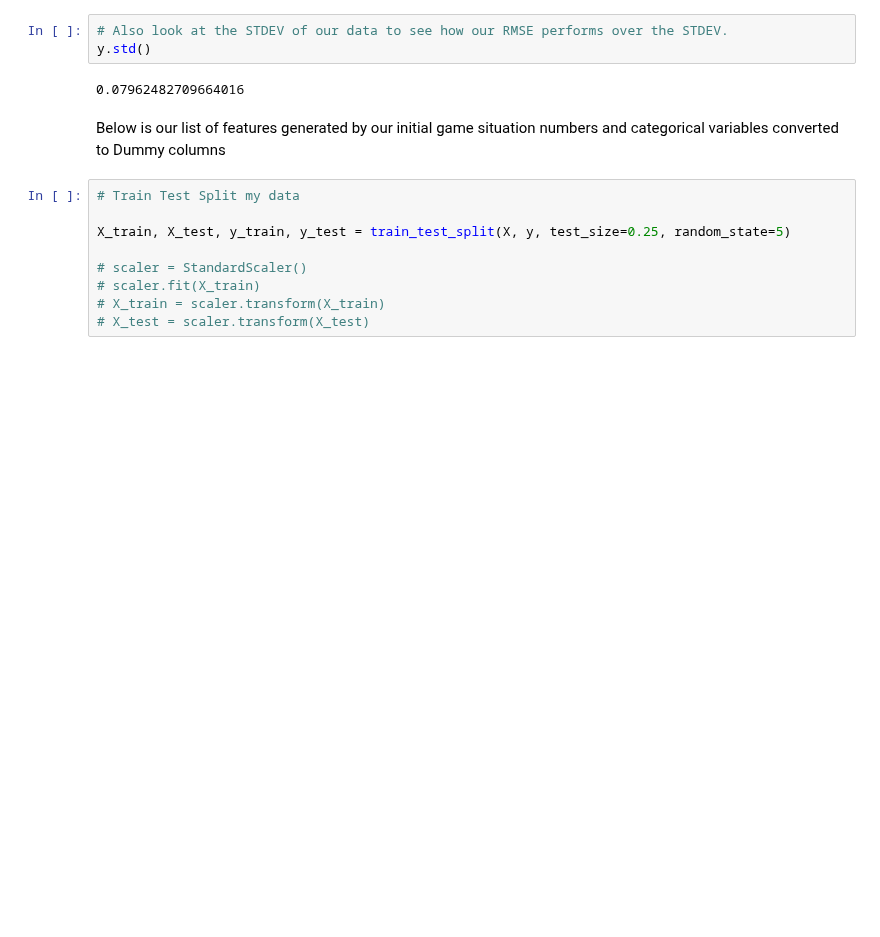
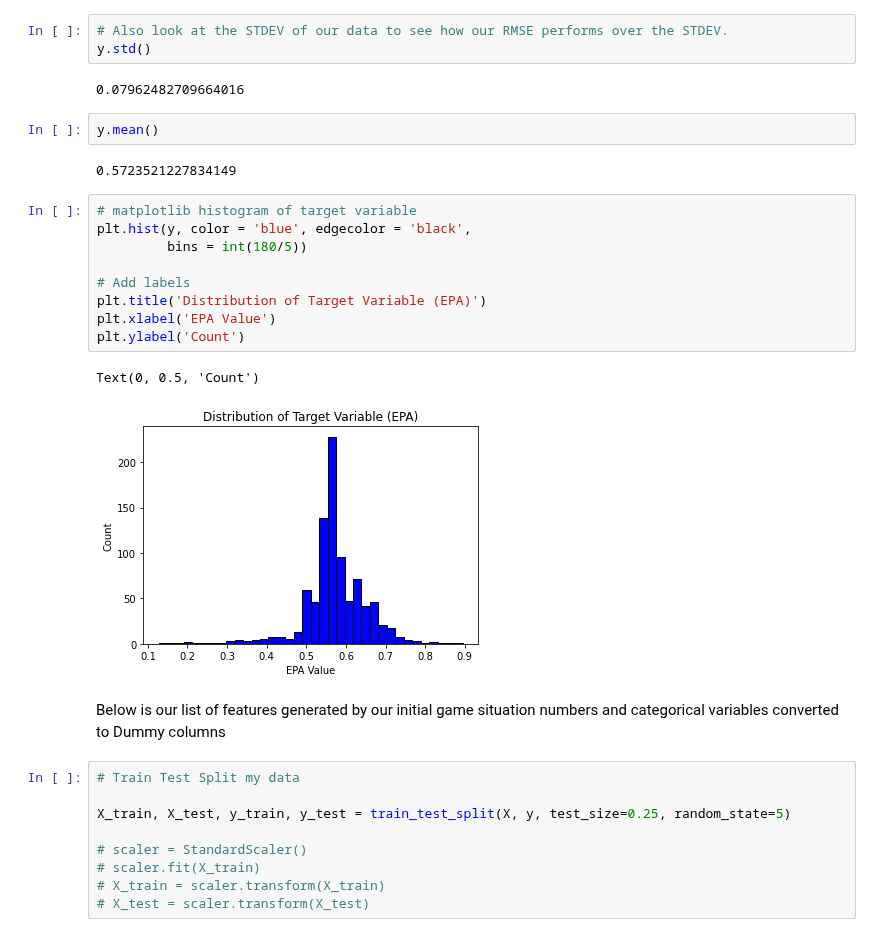
Before and after one commit to dsmoove/pigskinplaycaller, a Jupyter notebook: code.ipynb, the cells around one changed output. Cells and saved outputs as stored; diff of their text form; blank space fills up the shorter version.

```diff
--- a/code.ipynb
+++ b/code.ipynb
@@ -602,6 +602,22 @@ X = df_main.drop(['scaled_epa'], axis=1)
 y.std()
 # %% [output]
 0.07962482709664016
+# %%
+y.mean()
+# %% [output]
+0.5723521227834149
+# %%
+# matplotlib histogram of target variable
+plt.hist(y, color = 'blue', edgecolor = 'black',
+         bins = int(180/5))
+
+# Add labels
+plt.title('Distribution of Target Variable (EPA)')
+plt.xlabel('EPA Value')
+plt.ylabel('Count')
+# %% [output]
+Text(0, 0.5, 'Count')
+[figure, added]
 # %% [markdown]
 Below is our list of features generated by our initial game situation numbers and categorical variables converted to Dummy columns
 # %%
```
Also changed, not shown: parts of 82 cells of this notebook, 2 other files.
